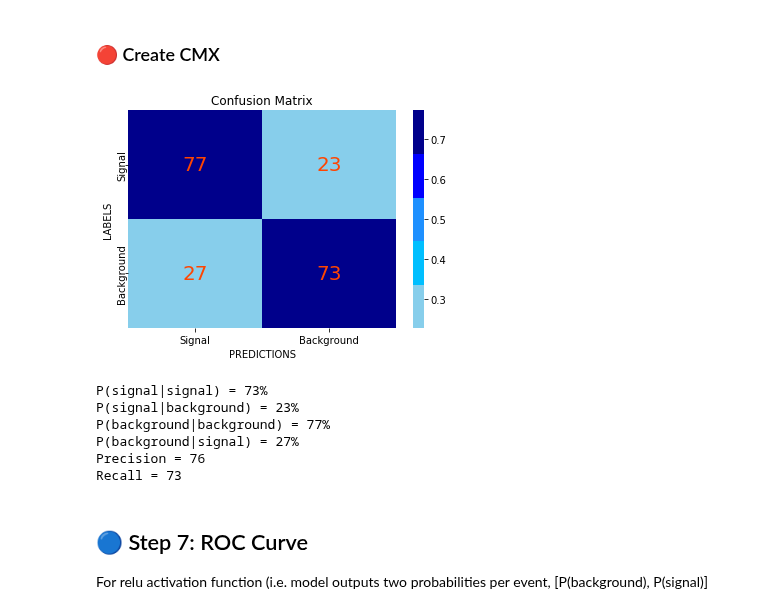
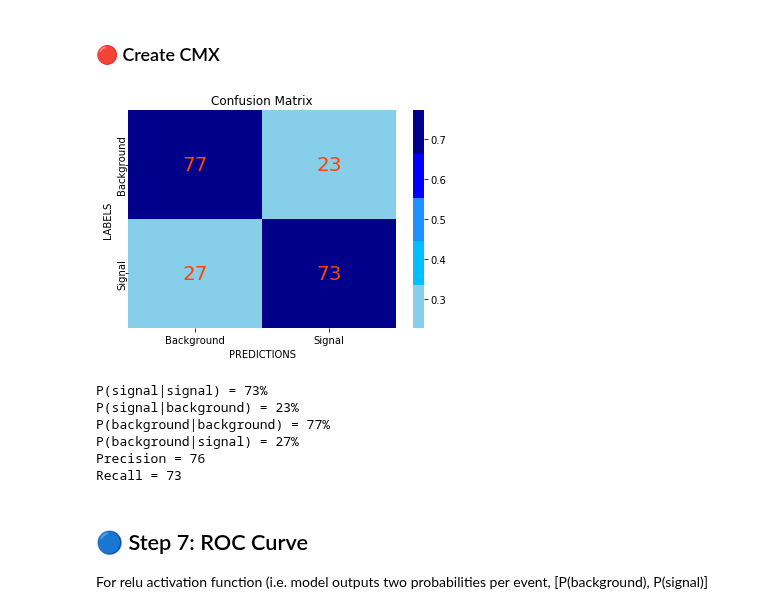
Before and after one commit to johngeorgousis/jet-classifier, a Jupyter notebook: MAIN.ipynb, the cells around one changed output. Drawn from its saved outputs; the diff is of its cells as text; code cells hidden in the pictures.

```diff
--- a/MAIN.ipynb
+++ b/MAIN.ipynb
@@ -551,8 +551,8 @@ plt.xlabel('PREDICTIONS')
 plt.ylabel('LABELS')
 
 # Label ticks
-ax.set_xticklabels(['Signal', 'Background'])
-ax.set_yticklabels(['Signal', 'Background'])
+ax.set_xticklabels(['Background', 'Signal'])
+ax.set_yticklabels(['Background', 'Signal'])
 # Align ticks
 plt.setp(ax.get_xticklabels(), rotation=0, ha="center",
          rotation_mode="anchor")
@@ -565,34 +565,34 @@ for i in range(2):
 
         value = int(np.round(100*cmx[i, j], 0))
 
         text = ax.text(j+0.5,
                        i+0.5,
                        value,
                        ha="center",
                        va="center",
                        color="orangered",
                        fontsize = 20)
 
 plt.show()
 
 
 # Print P(signal|signal) and P(signal|background)
 pss = cmx[1,1] / (cmx[1,1]+cmx[1,0])
 pbs = 1 - pss
 psb = cmx[0,1] / (cmx[0,1]+cmx[0,0])
 pbb = 1 - psb
 precision = cmx[1,1] / (cmx[1,1]+cmx[0,1])
 recall = cmx[1,1] / (cmx[1,1]+cmx[1,0])
 print('\n')
 print('P(signal|signal) = {:.0f}%'.format(100*pss))
 print('P(signal|background) = {:.0f}%'.format(100*psb))
 print('P(background|background) = {:.0f}%'.format(100*pbb))
 print('P(background|signal) = {:.0f}%'.format(100*pbs))
 print('Precision = {:.0f}'.format(precision*100))
 print('Recall = {:.0f}'.format(recall*100))
 print('\n')
 # %% [output]
-[figure, old version]
+[figure, new version]
 P(signal|signal) = 73%
 P(signal|background) = 23%
 P(background|background) = 77%
```
